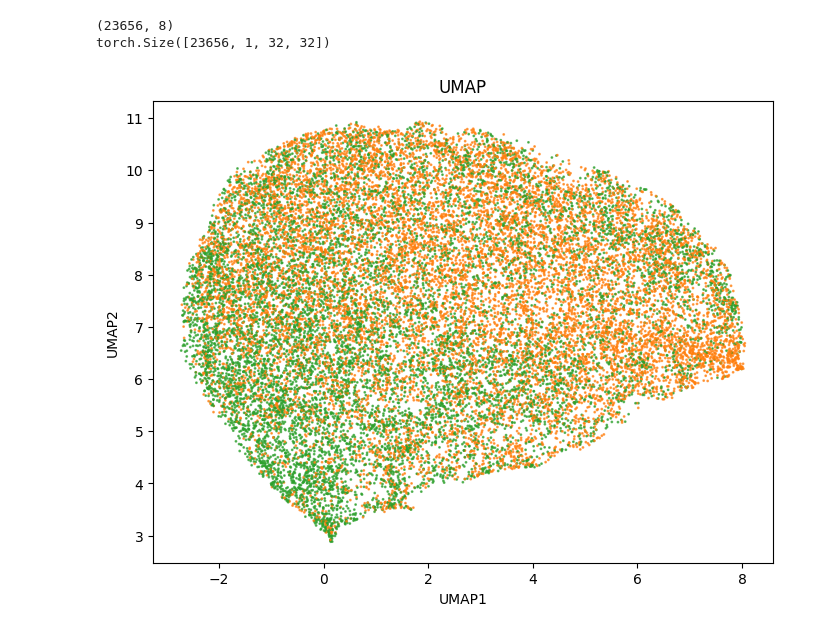
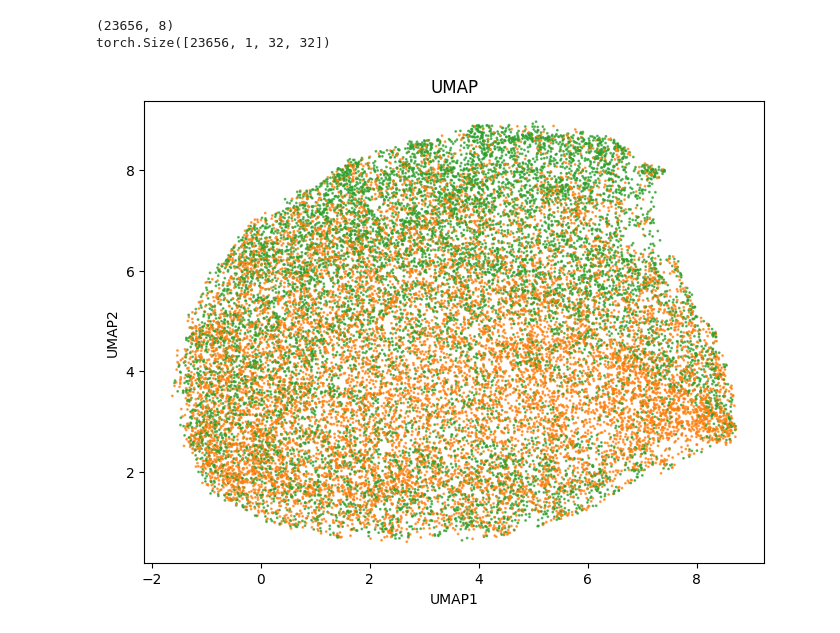
Before and after one commit to Center-for-Living-Systems/fa_patch_AE_clustering, a Jupyter notebook: notebooks/AE_lat8_pax_ctrl_y.ipynb, the cells around one changed output. Saved outputs shown, nothing was run; the diff lists cells and outputs as text; code cells hidden in the pictures.

Commit message:
uploaded trained model; applying trained model to new day set with range adjustment, using 0.1%-99%

```diff
--- a/notebooks/AE_lat8_pax_ctrl_y.ipynb
+++ b/notebooks/AE_lat8_pax_ctrl_y.ipynb
@@ -63,7 +63,7 @@ v_max = 1
 
 transform = transforms.Compose([
     transforms.ToTensor(),
-    lambda x: (x - v_min) / (v_max - v_min)
+    lambda x: x*240.0/255.0
 ])
 
 # load and combine datasets
@@ -138,10 +138,10 @@ print(images.shape)
 (23656, 8)
 torch.Size([23656, 1, 32, 32])
 # %%
-umap_model_name = "vin_pax_zyx_act_wholecell_umap"
+umap_model_name = "vin_pax_zyx_act_wholecell_240255_umap"
 
 latents_2d = UMAP_train(latents, result_dir,umap_model_name)
 
 fig = umap_2Dplot(latents_2d, 0,1,group_id)
 # %% [output]
-[figure, old version]
+[figure, new version]
```
Also changed, not shown: parts of 1 cell of this notebook, 3 other files.
